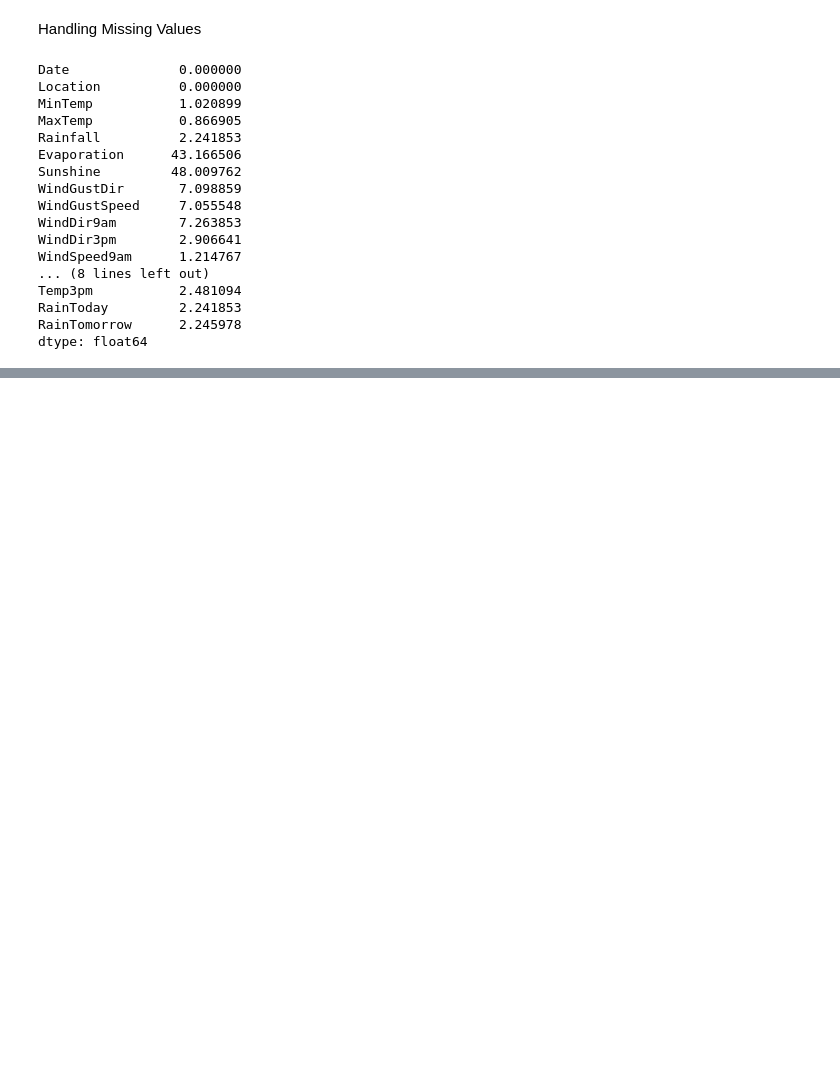
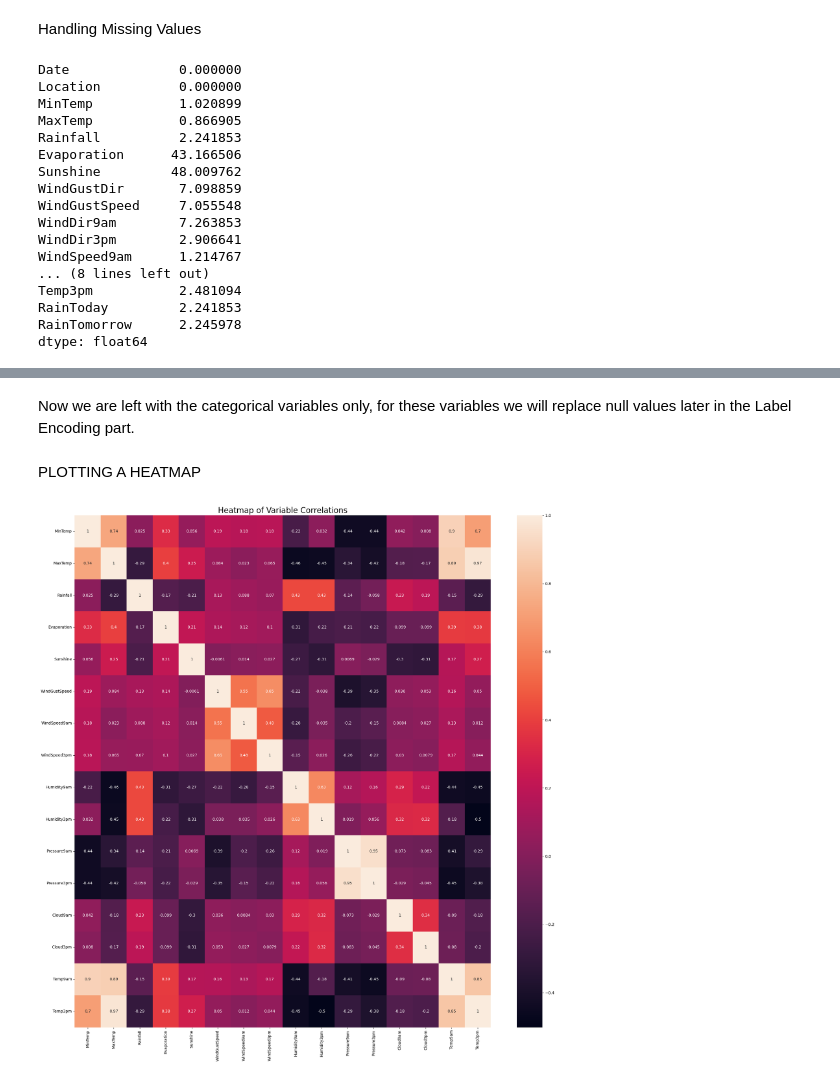
Before and after one commit to AshMaza/Code, a Jupyter notebook: Rain.ipynb, the cells around one changed output, grey strips where cells are left out. Drawn from its saved outputs; the diff is of its cells as text; code cells hidden in the pictures; blank space fills up the shorter version.

```diff
--- a/Rain.ipynb
+++ b/Rain.ipynb
@@ -104,0 +182,24 @@ Cloud3pm is numerical variable,Discrete in nature
+# %% [markdown]
+Now we are left with the categorical variables only, for these variables we will replace null values later in the Label Encoding part.
+# %% [markdown]
+PLOTTING A HEATMAP
+# %%
+import seaborn as sns
+import matplotlib.pyplot as plt
+
+# Assuming 'df' is your DataFrame
+# Select only the numeric columns for correlation
+numeric_df = df.select_dtypes(include=[np.number])
+
+# Calculate Spearman correlation on numeric columns only
+corrmat = numeric_df.corr(method="spearman")
+
+# Plot the heatmap
+plt.figure(figsize=(20,20))
+g = sns.heatmap(corrmat, annot=True)
+plt.title('Heatmap of Variable Correlations', fontsize=20)
+# Fixing any display issues with the plot, such as cut-off edges
+plt.tight_layout()
+plt.show()
+# %% [output]
+[figure, added]
```
Also changed, not shown: parts of 18 cells of this notebook.
